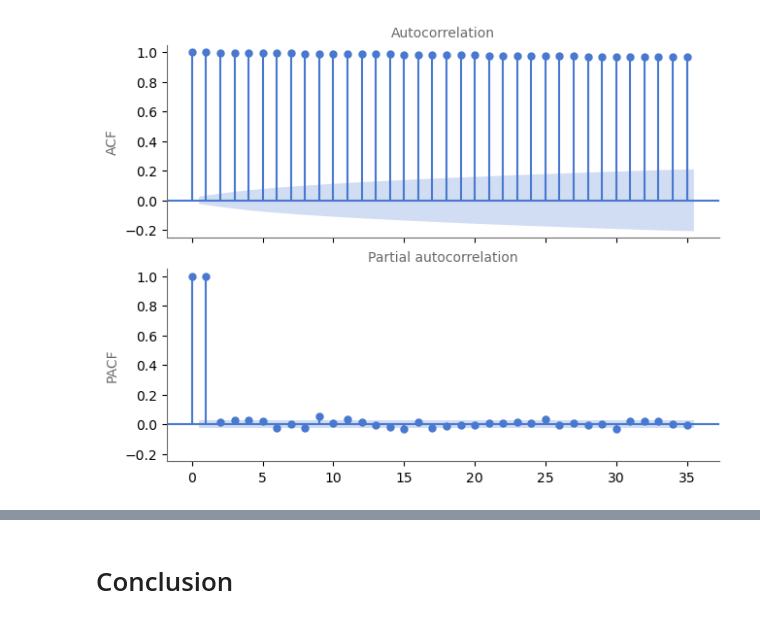
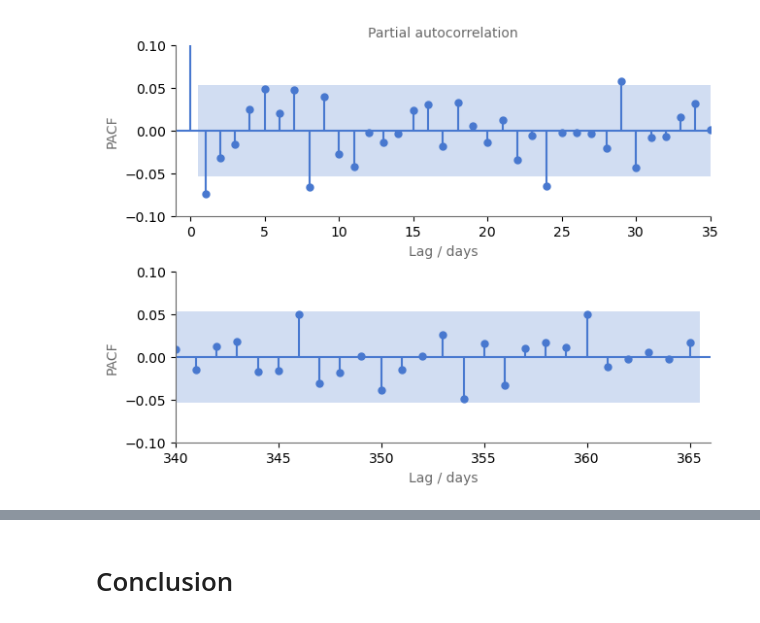
Before and after one commit to earth1987/time-series-stock-prices, a Jupyter notebook: notebooks/stock_price_forecast.ipynb, the cells around one changed output, grey strips where cells are left out. Drawn from its saved outputs; the diff is of its cells as text; code cells hidden in the pictures.

```diff
--- a/notebooks/stock_price_forecast.ipynb
+++ b/notebooks/stock_price_forecast.ipynb
@@ -25,4 +31,5 @@ plt.style.use('seaborn-v0_8-muted')
 # %%
 stock_prices = pd.read_csv(config.file_directory('raw') + 'Nintendo.csv', parse_dates=['Date'])
+stock_prices = stock_prices.set_index('Date')
 stock_prices.head(3)
 # %% [output]
@@ -88,0 +106,2 @@ The autocorrelation for an observation and an observation at a prior time step i
+# %%
+y = stock_prices.loc['2018-01-01':].copy(deep=True)
@@ -88,0 +260,19 @@ The autocorrelation for an observation and an observation at a prior time step i
+# %%
+from statsmodels.graphics.tsaplots import plot_acf
+
+fig, axes = plt.subplots(nrows=2, ncols=1, constrained_layout=True)
+plot_acf(dt, lags=365, ax=axes[0]);
+plot_acf(dt, lags=365, ax=axes[1]);
+
+for i, ax in enumerate(axes):
+    if i == 0:
+        ax.set_xlim([-1,35])
+        ax.set_title('Autocorrelation', color='dimgray', size=10);
+    else:
+        ax.set_xlim([340, 366])
+        ax.set_title('', color='dimgray', size=10);
+    ax.set_ylim([-0.1, 0.1])
+    ax.set_xlabel('Lag / days', color='dimgray');
+    ax.set_ylabel('ACF', color='dimgray');
+    ax.spines[['top', 'right']].set_visible(False);
+    ax.spines[['left', 'bottom']].set_color('dimgray');
@@ -89,21 +281,21 @@ The autocorrelation for an observation and an observation at a prior time step i
 # %%
-from statsmodels.graphics.tsaplots import plot_acf
 from statsmodels.graphics.tsaplots import plot_pacf
 
-close_time_series = stock_prices[['Date', 'Close']].copy().set_index('Date')
+fig, axes = plt.subplots(nrows=2, ncols=1, constrained_layout=True)
+plot_pacf(dt, lags=365, ax=axes[0]);
+plot_pacf(dt, lags=365, ax=axes[1]);
 
-fig, axes = plt.subplots(nrows=2, ncols=1, constrained_layout=True, sharex=True)
-plot_acf(close_time_series, lags=35, ax=axes[0]);
-plot_pacf(close_time_series, lags=35, ax=axes[1]);
 for i, ax in enumerate(axes):
-    ax.set_ylim([-0.25, 1.05]);
     if i == 0:
-        ax.set_ylabel('ACF', color='dimgray');
-        ax.set_title('Autocorrelation', color='dimgray', size=10);
+        ax.set_xlim([-1,35])
+        ax.set_title('Partial autocorrelation', color='dimgray', size=10);
     else:
-        ax.set_ylabel('PACF', color='dimgray');
-        ax.set_title('Partial autocorrelation', color='dimgray', size=10);
+        ax.set_xlim([340, 366])
+        ax.set_title('', color='dimgray', size=10);
+    ax.set_ylim([-0.1, 0.1])
+    ax.set_xlabel('Lag / days', color='dimgray');
+    ax.set_ylabel('PACF', color='dimgray');
     ax.spines[['top', 'right']].set_visible(False);
     ax.spines[['left', 'bottom']].set_color('dimgray');
 # %% [output]
-[figure, old version]
+[figure, new version]
```
Also changed, not shown: parts of 54 cells of this notebook.
